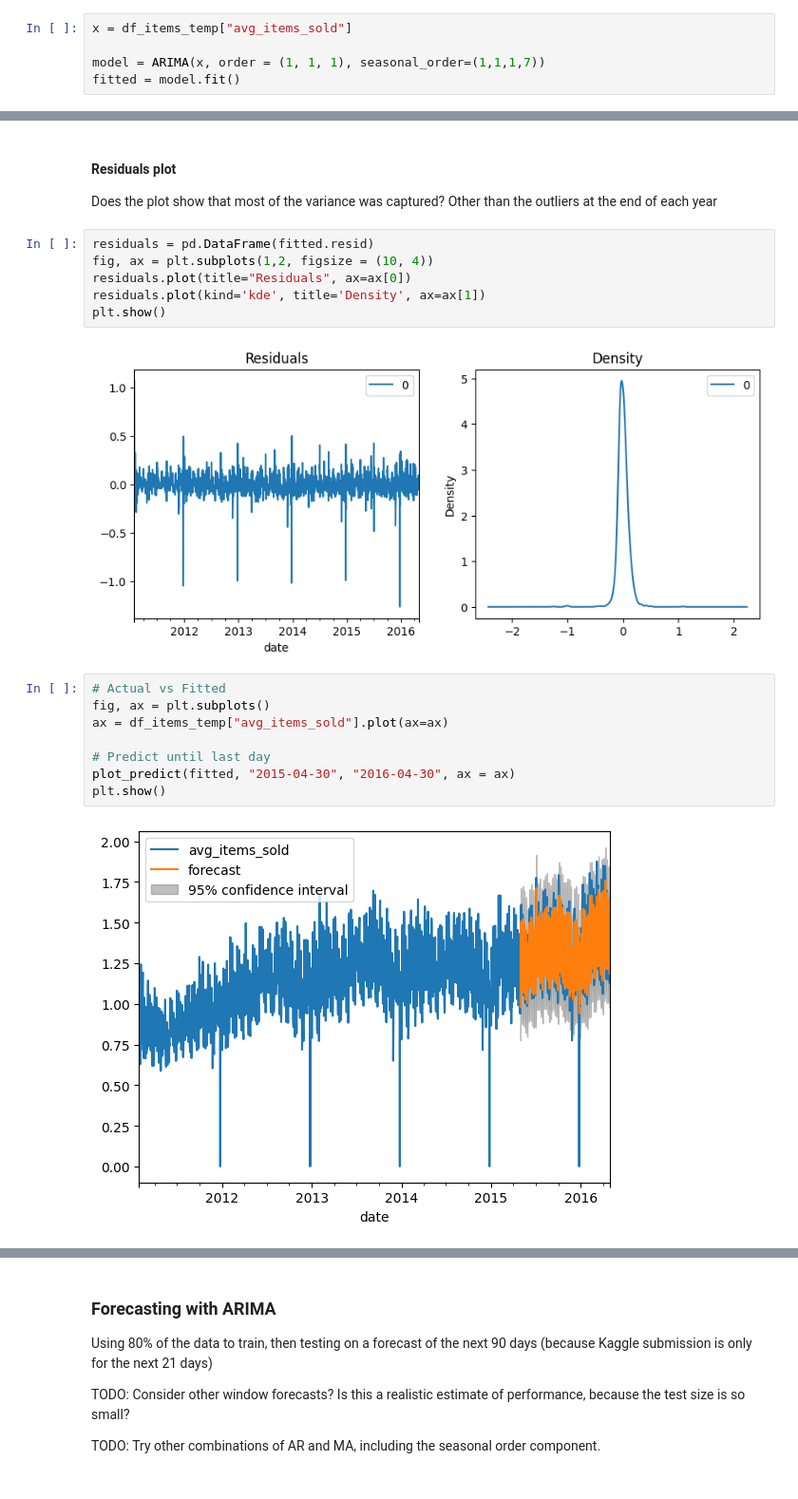
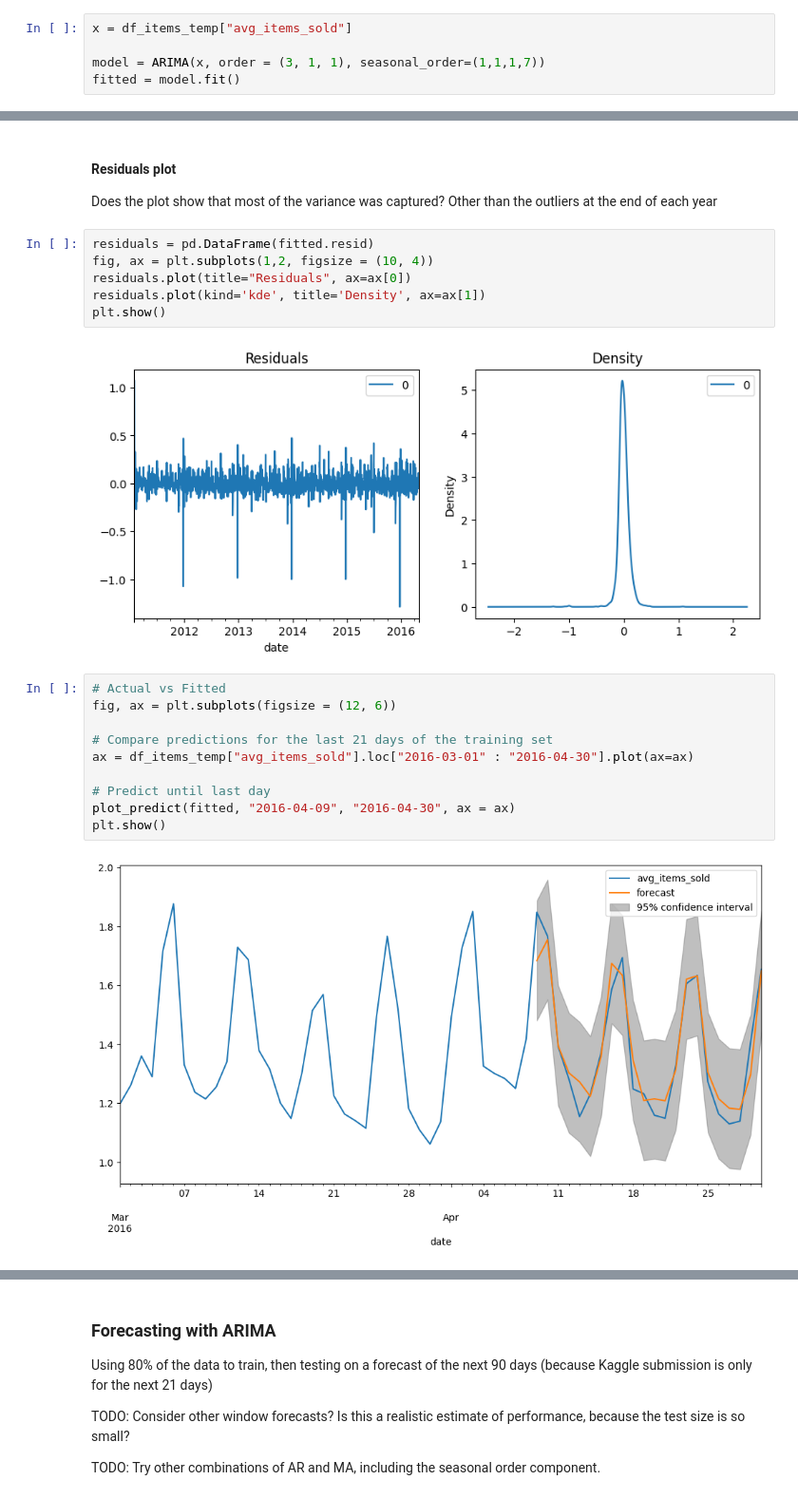
Before and after one commit to TristanKoh/ads-final-project, a Jupyter notebook: code/modelling.ipynb, the cells around one changed output, grey strips where cells are left out. Shown at 95% size. Cells and saved outputs as stored; diff of their text form.

Commit message:
start auto arima

```diff
--- a/code/modelling.ipynb
+++ b/code/modelling.ipynb
@@ -203,7 +206,7 @@ Copying the code from [here](https://machinelearningmastery.com/arima-for-time-s
 # %%
 x = df_items_temp["avg_items_sold"]
 
-model = ARIMA(x, order = (1, 1, 1), seasonal_order=(1,1,1,7))
+model = ARIMA(x, order = (3, 1, 1), seasonal_order=(1,1,1,7))
 fitted = model.fit()
 # %% [markdown]
 TODO: How to interpret results summary below?
@@ -240,15 +243,17 @@ residuals.plot(title="Residuals", ax=ax[0])
 residuals.plot(kind='kde', title='Density', ax=ax[1])
 plt.show()
 # %% [output]
-[figure, old version]
+[figure, new version]
 # %%
 # Actual vs Fitted
-fig, ax = plt.subplots()
-ax = df_items_temp["avg_items_sold"].plot(ax=ax)
+fig, ax = plt.subplots(figsize = (12, 6))
+
+# Compare predictions for the last 21 days of the training set
+ax = df_items_temp["avg_items_sold"].loc["2016-03-01" : "2016-04-30"].plot(ax=ax)
 
 # Predict until last day
-plot_predict(fitted, "2015-04-30", "2016-04-30", ax = ax)
+plot_predict(fitted, "2016-04-09", "2016-04-30", ax = ax)
 plt.show()
 # %% [output]
-[figure, old version]
+[figure, new version]
 # %%
```
Also changed, not shown: parts of 25 cells of this notebook, 2 other files.
